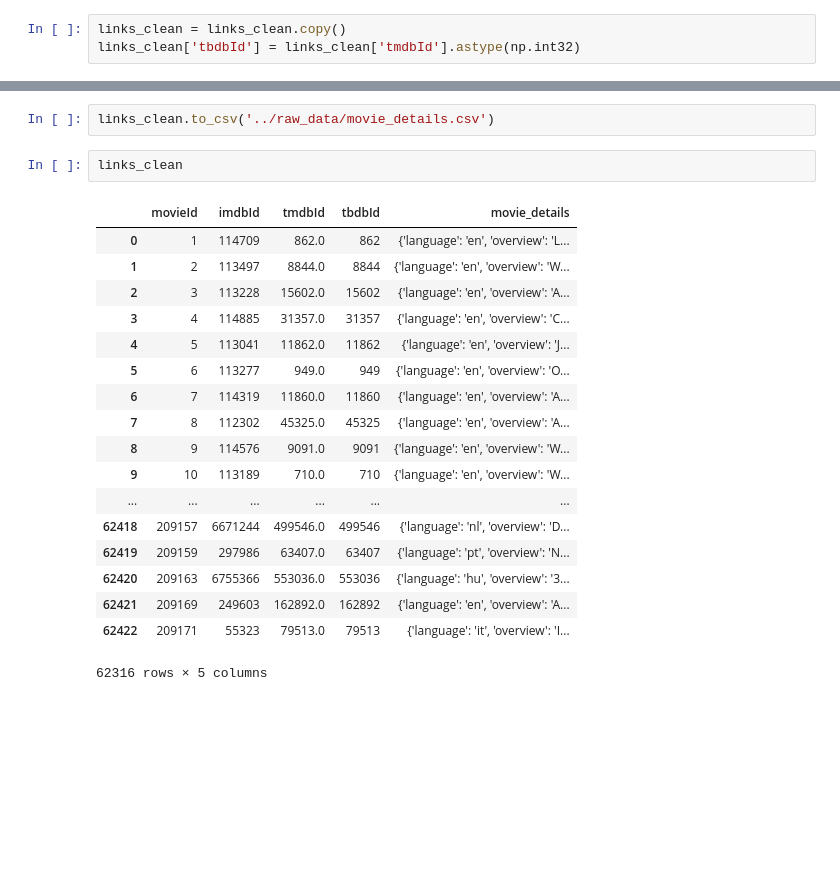
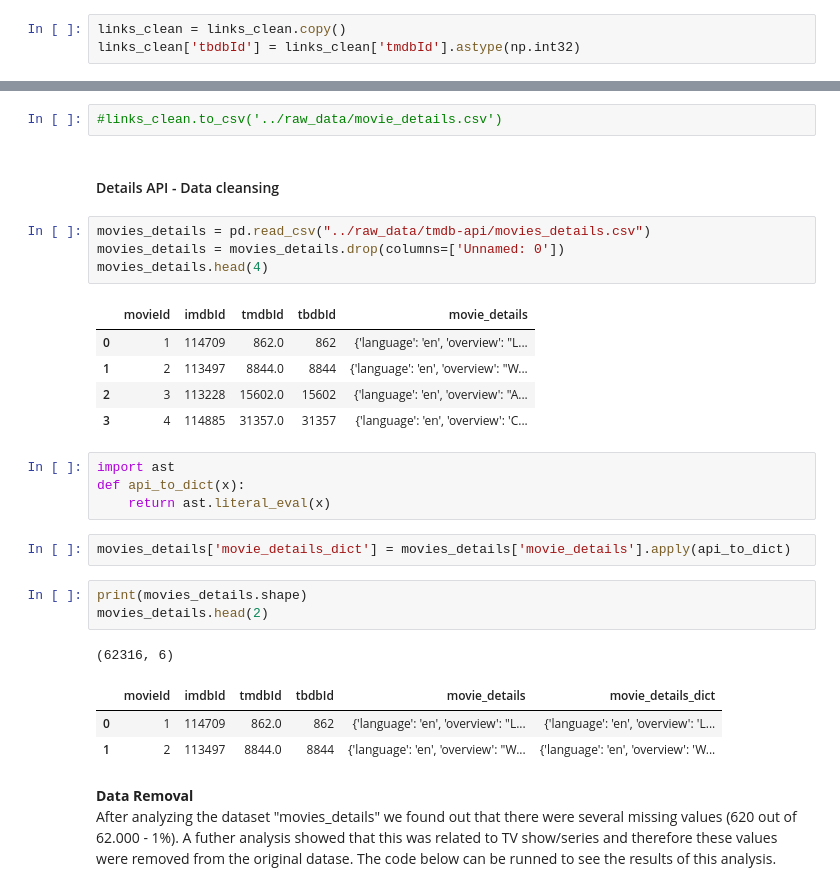
Before and after one commit to joaquim-oliveira-neto/rogue, a Jupyter notebook: notebooks/bmadureira-exploration.ipynb, the cells around one changed output, grey strips where cells are left out. Drawn from its saved outputs; the diff is of its cells as text; blank space fills up the shorter version.

```diff
--- a/notebooks/bmadureira-exploration.ipynb
+++ b/notebooks/bmadureira-exploration.ipynb
@@ -405,23 +387,31 @@ links_clean['movie_details'] = links_clean['tbdbId'].apply(api_detail)
 # %%
-links_clean.to_csv('../raw_data/movie_details.csv')
+#links_clean.to_csv('../raw_data/movie_details.csv')
-# %%
-links_clean
-# %% [output]
-|  | movieId | imdbId | tmdbId | tbdbId | movie_details |
-| 0 | 1 | 114709 | 862.0 | 862 | {'language': 'en', 'overview': 'L... |
-| 1 | 2 | 113497 | 8844.0 | 8844 | {'language': 'en', 'overview': 'W... |
-| 2 | 3 | 113228 | 15602.0 | 15602 | {'language': 'en', 'overview': 'A... |
-| 3 | 4 | 114885 | 31357.0 | 31357 | {'language': 'en', 'overview': 'C... |
-| 4 | 5 | 113041 | 11862.0 | 11862 | {'language': 'en', 'overview': 'J... |
-| 5 | 6 | 113277 | 949.0 | 949 | {'language': 'en', 'overview': 'O... |
-| 6 | 7 | 114319 | 11860.0 | 11860 | {'language': 'en', 'overview': 'A... |
-| 7 | 8 | 112302 | 45325.0 | 45325 | {'language': 'en', 'overview': 'A... |
-| 8 | 9 | 114576 | 9091.0 | 9091 | {'language': 'en', 'overview': 'W... |
-| 9 | 10 | 113189 | 710.0 | 710 | {'language': 'en', 'overview': 'W... |
-| ... | ... | ... | ... | ... | ... |
-| 62418 | 209157 | 6671244 | 499546.0 | 499546 | {'language': 'nl', 'overview': 'D... |
-| 62419 | 209159 | 297986 | 63407.0 | 63407 | {'language': 'pt', 'overview': 'N... |
-| 62420 | 209163 | 6755366 | 553036.0 | 553036 | {'language': 'hu', 'overview': '3... |
-| 62421 | 209169 | 249603 | 162892.0 | 162892 | {'language': 'en', 'overview': 'A... |
-| 62422 | 209171 | 55323 | 79513.0 | 79513 | {'language': 'it', 'overview': 'I... |
-62316 rows × 5 columns
+# %% [markdown]
+#### Details API - Data cleansing
+# %%
+movies_details = pd.read_csv("../raw_data/tmdb-api/movies_details.csv")
+movies_details = movies_details.drop(columns=['Unnamed: 0'])
+movies_details.head(4)
+# %% [output]
+|  | movieId | imdbId | tmdbId | tbdbId | movie_details |
+| 0 | 1 | 114709 | 862.0 | 862 | {'language': 'en', 'overview': "L... |
+| 1 | 2 | 113497 | 8844.0 | 8844 | {'language': 'en', 'overview': "W... |
+| 2 | 3 | 113228 | 15602.0 | 15602 | {'language': 'en', 'overview': "A... |
+| 3 | 4 | 114885 | 31357.0 | 31357 | {'language': 'en', 'overview': 'C... |
+# %%
+import ast
+def api_to_dict(x):
+    return ast.literal_eval(x)
+# %%
+movies_details['movie_details_dict'] = movies_details['movie_details'].apply(api_to_dict)
+# %%
+print(movies_details.shape)
+movies_details.head(2)
+# %% [output]
+(62316, 6)
+|  | movieId | imdbId | tmdbId | tbdbId | movie_details | movie_details_dict |
+| 0 | 1 | 114709 | 862.0 | 862 | {'language': 'en', 'overview': "L... | {'language': 'en', 'overview': 'L... |
+| 1 | 2 | 113497 | 8844.0 | 8844 | {'language': 'en', 'overview': "W... | {'language': 'en', 'overview': 'W... |
+# %% [markdown]
+**Data Removal** \
+After analyzing the dataset "movies_details" we found out that there were several missing values (620 out of 62.000 - 1%). A futher analysis showed that this was related to TV show/series and therefore these values were removed from the original datase. The code below can be runned to see the results of this analysis.
```
Also changed, not shown: parts of 21 cells of this notebook.
